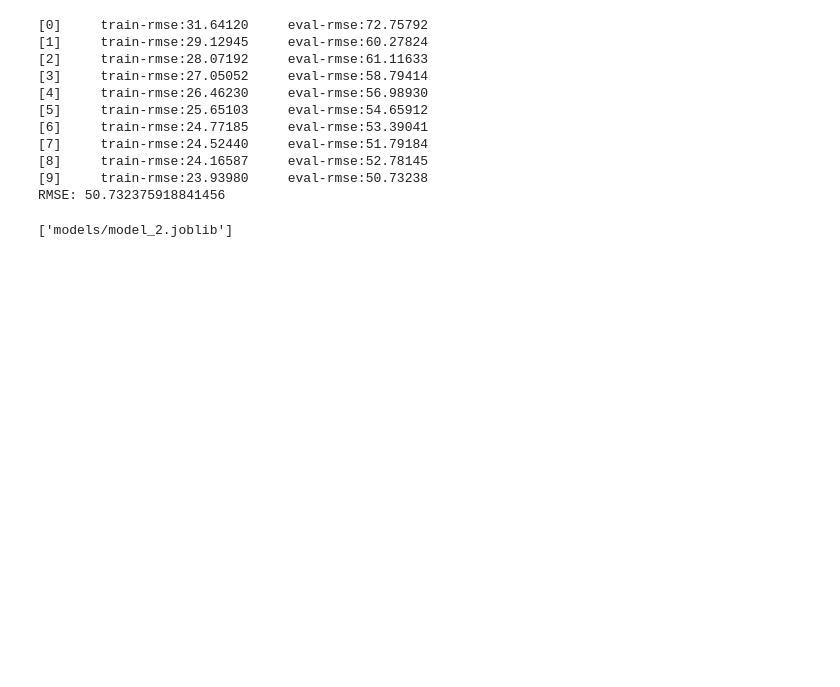
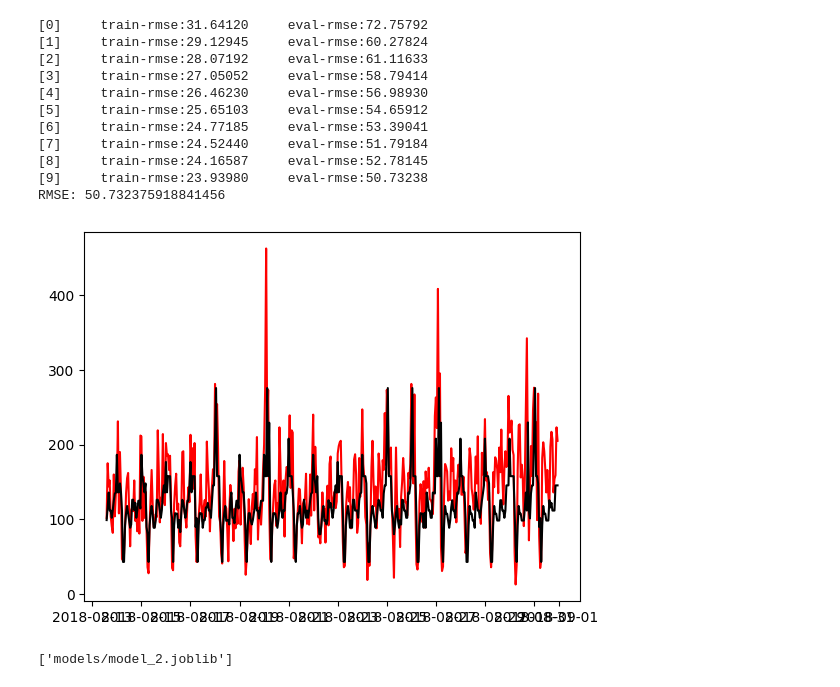
Before and after one commit to santicar1809/taxi_service, a Jupyter notebook: code_13.ipynb, the cells around one changed output. Saved outputs shown, nothing was run; the diff lists cells and outputs as text; code cells hidden in the pictures; blank space fills up the shorter version.

```diff
--- a/code_13.ipynb
+++ b/code_13.ipynb
@@ -408,6 +447,14 @@ print("RMSE:",xg_rmse)
 [8]     train-rmse:24.16587     eval-rmse:52.78145
 [9]     train-rmse:23.93980     eval-rmse:50.73238
 RMSE: 50.732375918841456
+# %%
+pred_4=pd.DataFrame(pred_4,index=target_test.index)
+#plt.plot(target_train['2018-08-20':],color='blue')
+plt.plot(target_test,color='red')
+plt.plot(pred_4,color='black')
+plt.show()
+# %% [output]
+[figure, added]
 # %%
 joblib.dump(model_2,'models/model_2.joblib')
 # %% [output]
```
Also changed, not shown: parts of 9 cells of this notebook, 9 other files.
